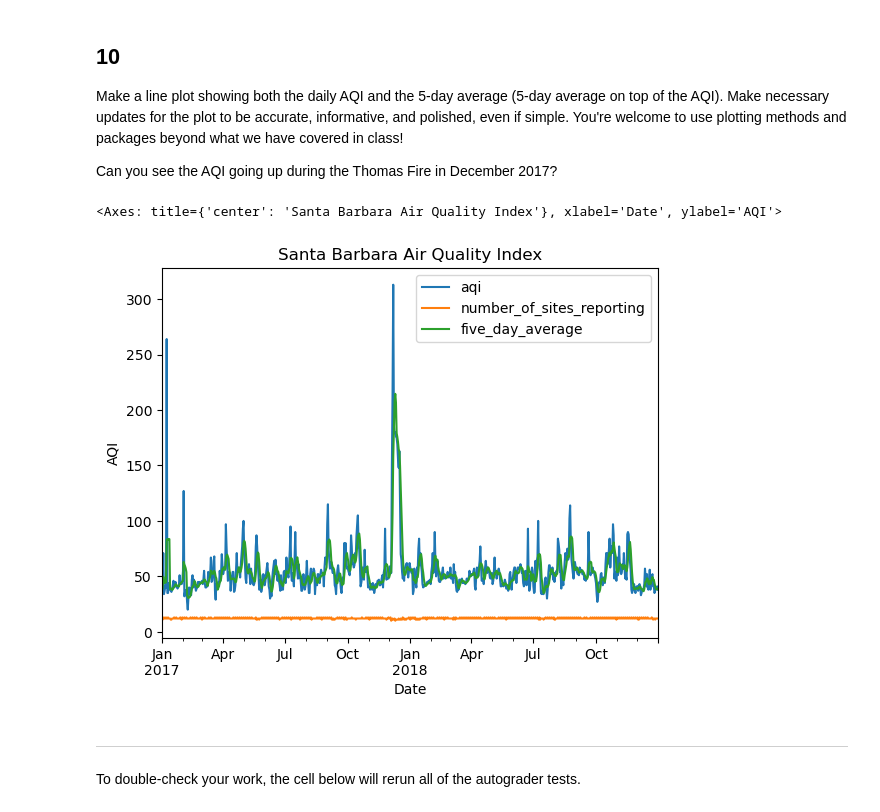
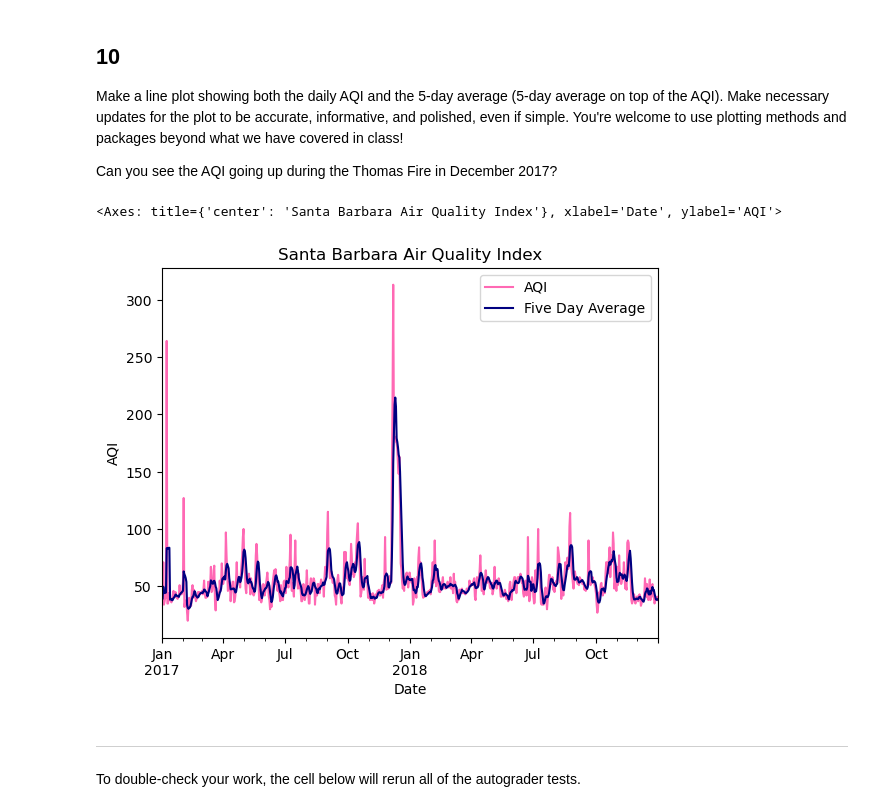
Before and after one commit to sofiiir/eds220-hwk2, a Jupyter notebook: task3/hwk2-task3-aqi.ipynb, the cells around one changed output. Drawn from its saved outputs; the diff is of its cells as text; code cells hidden in the pictures.

```diff
--- a/task3/hwk2-task3-aqi.ipynb
+++ b/task3/hwk2-task3-aqi.ipynb
@@ -405,14 +408,18 @@ Make a line plot showing both the daily AQI and the 5-day average (5-day average
 
 Can you see the AQI going up during the Thomas Fire in December 2017?
 # %%
+# Create a plot to visualize santa barbara aqi in 2017 and 2018
 aqi_sb.plot(kind = "line",
+            y = ['aqi', 'five_day_average'],
+            label = ['AQI', 'Five Day Average'],
+            color = ['hotpink', 'navy'],
             xlabel = "Date",
            ylabel = "AQI",
            title = "Santa Barbara Air Quality Index",
            )
 # %% [output]
 <Axes: title={'center': 'Santa Barbara Air Quality Index'}, xlabel='Date', ylabel='AQI'>
-[figure, old version]
+[figure, new version]
 # %% [markdown]
 ---
 
```
Also changed, not shown: parts of 1 cell of this notebook.
